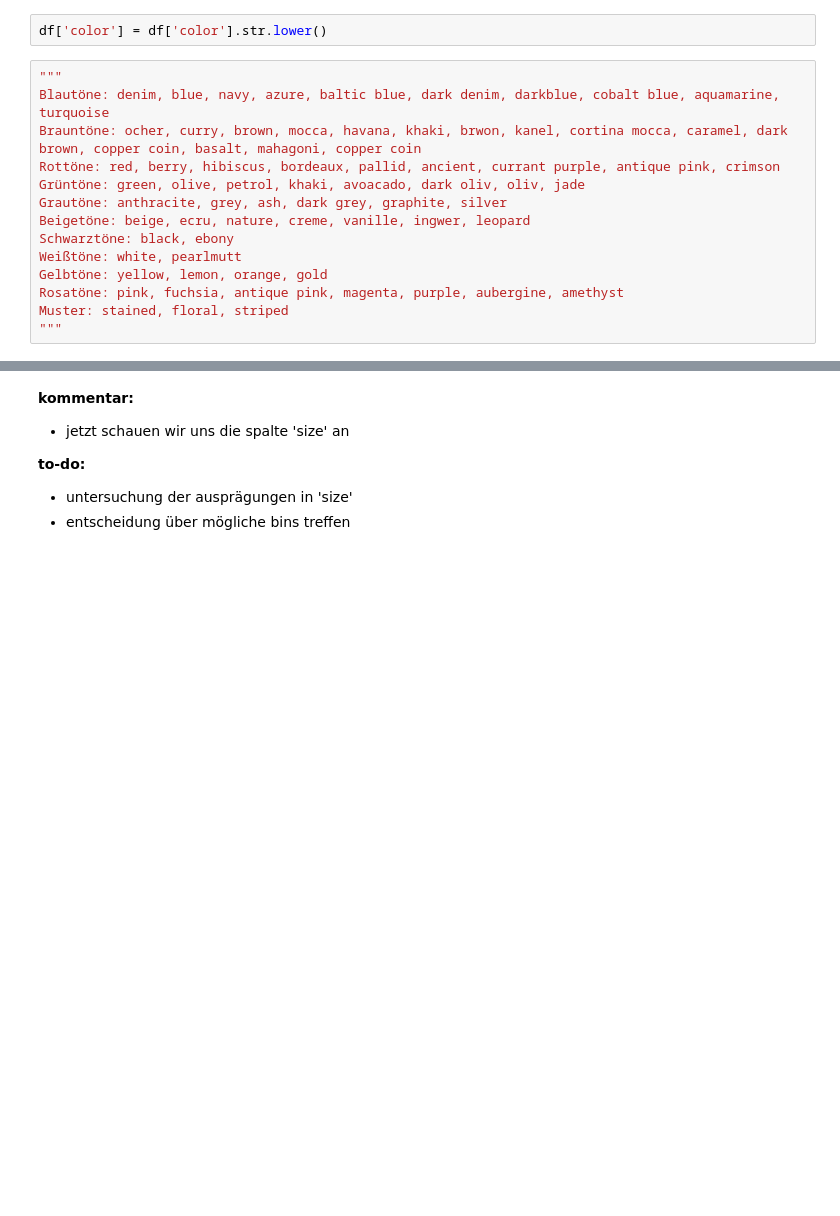
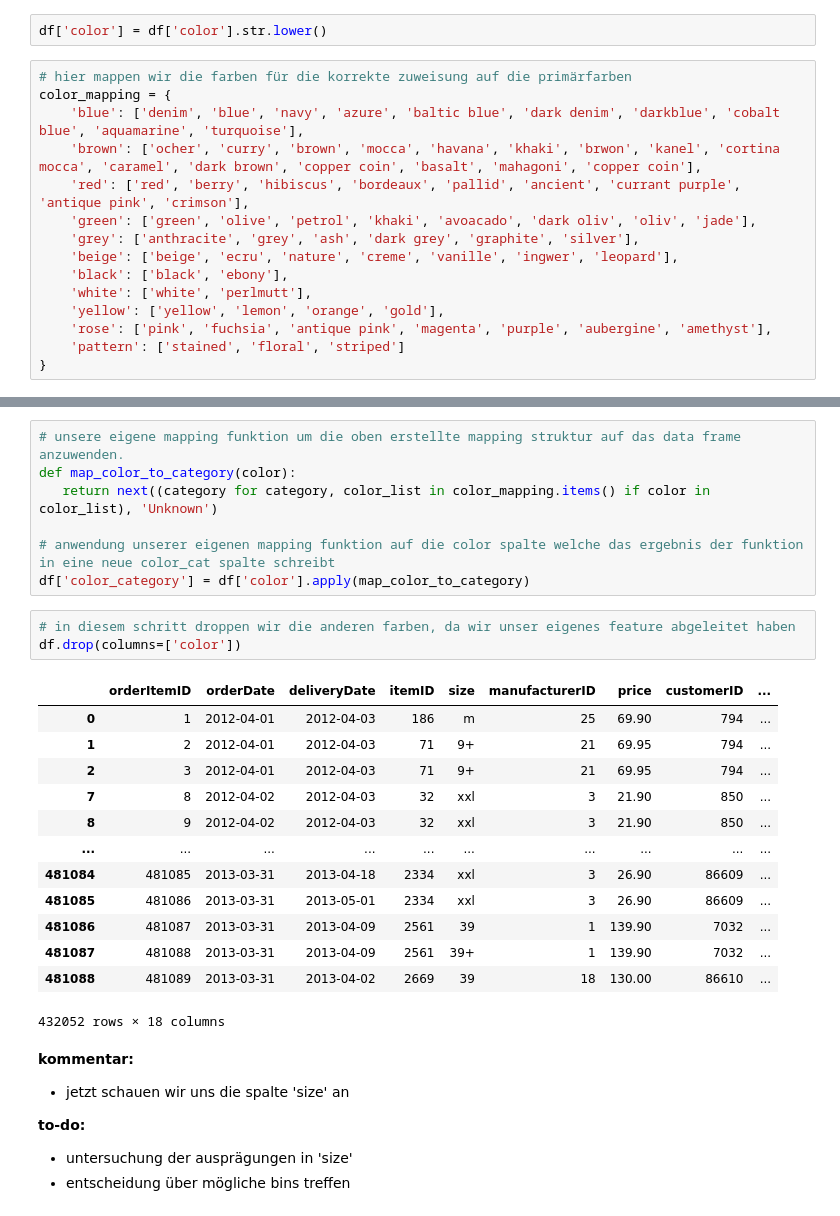
Before and after one commit to Dom1n1kD/master_hsh_ki, a Jupyter notebook: exam_data_mining_cup/exam_dmc_2014.ipynb, the cells around one changed output, grey strips where cells are left out. Saved outputs shown, nothing was run; the diff lists cells and outputs as text; blank space fills up the shorter version.

Commit message:
dd_20230618: added binning for color.

```diff
--- a/exam_data_mining_cup/exam_dmc_2014.ipynb
+++ b/exam_data_mining_cup/exam_dmc_2014.ipynb
@@ -657,16 +666,17 @@ array(['denim', 'ocher', 'curry', 'brown', 'red', 'green', 'mocca',
 # %%
 df['color'] = df['color'].str.lower()
 # %%
-"""
-Blautöne: denim, blue, navy, azure, baltic blue, dark denim, darkblue, cobalt blue, aquamarine, turquoise
-Brauntöne: ocher, curry, brown, mocca, havana, khaki, brwon, kanel, cortina mocca, caramel, dark brown, copper coin, basalt, mahagoni, copper coin
-Rottöne: red, berry, hibiscus, bordeaux, pallid, ancient, currant purple, antique pink, crimson
-Grüntöne: green, olive, petrol, khaki, avoacado, dark oliv, oliv, jade
-Grautöne: anthracite, grey, ash, dark grey, graphite, silver
-Beigetöne: beige, ecru, nature, creme, vanille, ingwer, leopard
-Schwarztöne: black, ebony
-Weißtöne: white, pearlmutt
-Gelbtöne: yellow, lemon, orange, gold
-Rosatöne: pink, fuchsia, antique pink, magenta, purple, aubergine, amethyst
-Muster: stained, floral, striped
-"""
+# hier mappen wir die farben für die korrekte zuweisung auf die primärfarben
+color_mapping = {
+    'blue': ['denim', 'blue', 'navy', 'azure', 'baltic blue', 'dark denim', 'darkblue', 'cobalt blue', 'aquamarine', 'turquoise'],
+    'brown': ['ocher', 'curry', 'brown', 'mocca', 'havana', 'khaki', 'brwon', 'kanel', 'cortina mocca', 'caramel', 'dark brown', 'copper coin', 'basalt', 'mahagoni', 'copper coin'],
+    'red': ['red', 'berry', 'hibiscus', 'bordeaux', 'pallid', 'ancient', 'currant purple', 'antique pink', 'crimson'],
+    'green': ['green', 'olive', 'petrol', 'khaki', 'avoacado', 'dark oliv', 'oliv', 'jade'],
+    'grey': ['anthracite', 'grey', 'ash', 'dark grey', 'graphite', 'silver'],
+    'beige': ['beige', 'ecru', 'nature', 'creme', 'vanille', 'ingwer', 'leopard'],
+    'black': ['black', 'ebony'],
+    'white': ['white', 'perlmutt'],
+    'yellow': ['yellow', 'lemon', 'orange', 'gold'],
+    'rose': ['pink', 'fuchsia', 'antique pink', 'magenta', 'purple', 'aubergine', 'amethyst'],
+    'pattern': ['stained', 'floral', 'striped']
+}
@@ -816,3 +683,27 @@ df
+# %%
+# unsere eigene mapping funktion um die oben erstellte mapping struktur auf das data frame anzuwenden.
+def map_color_to_category(color):
+   return next((category for category, color_list in color_mapping.items() if color in color_list), 'Unknown')
+
+# anwendung unserer eigenen mapping funktion auf die color spalte welche das ergebnis der funktion in eine neue color_cat spalte schreibt
+df['color_category'] = df['color'].apply(map_color_to_category)
+# %%
+# in diesem schritt droppen wir die anderen farben, da wir unser eigenes feature abgeleitet haben
+df.drop(columns=['color'])
+# %% [output]
+|  | orderItemID | orderDate | deliveryDate | itemID | size | manufacturerID | price | customerID | ... |
+| 0 | 1 | 2012-04-01 | 2012-04-03 | 186 | m | 25 | 69.90 | 794 | ... |
+| 1 | 2 | 2012-04-01 | 2012-04-03 | 71 | 9+ | 21 | 69.95 | 794 | ... |
+| 2 | 3 | 2012-04-01 | 2012-04-03 | 71 | 9+ | 21 | 69.95 | 794 | ... |
+| 7 | 8 | 2012-04-02 | 2012-04-03 | 32 | xxl | 3 | 21.90 | 850 | ... |
+| 8 | 9 | 2012-04-02 | 2012-04-03 | 32 | xxl | 3 | 21.90 | 850 | ... |
+| ... | ... | ... | ... | ... | ... | ... | ... | ... | ... |
+| 481084 | 481085 | 2013-03-31 | 2013-04-18 | 2334 | xxl | 3 | 26.90 | 86609 | ... |
+| 481085 | 481086 | 2013-03-31 | 2013-05-01 | 2334 | xxl | 3 | 26.90 | 86609 | ... |
+| 481086 | 481087 | 2013-03-31 | 2013-04-09 | 2561 | 39 | 1 | 139.90 | 7032 | ... |
+| 481087 | 481088 | 2013-03-31 | 2013-04-09 | 2561 | 39+ | 1 | 139.90 | 7032 | ... |
+| 481088 | 481089 | 2013-03-31 | 2013-04-02 | 2669 | 39 | 18 | 130.00 | 86610 | ... |
+432052 rows × 18 columns
 # %% [markdown]
 **kommentar:**
 - jetzt schauen wir uns die spalte 'size' an
```
Also changed, not shown: parts of 2 cells of this notebook.
